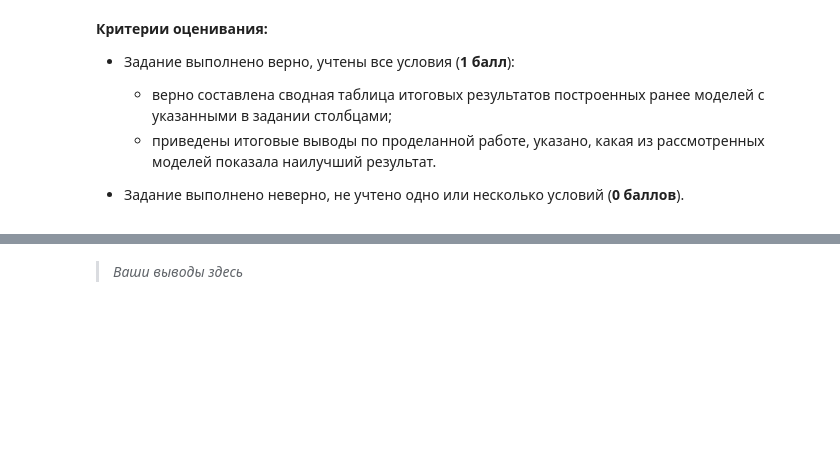
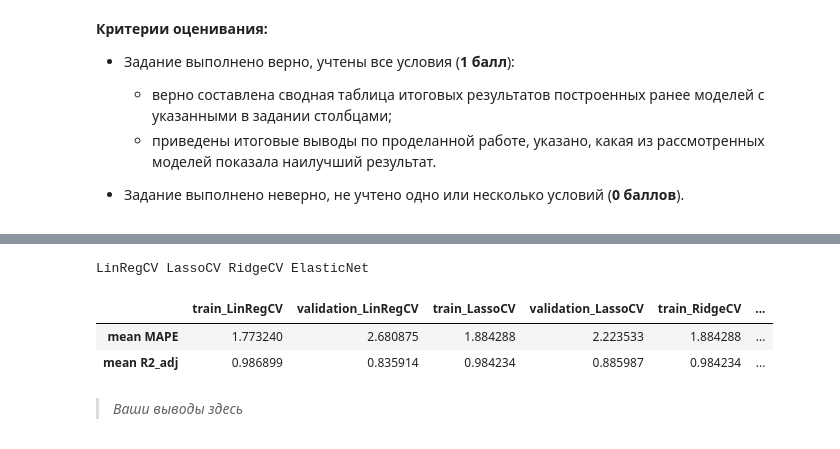
Before and after one commit to akitim/SkillFactory_current, a Jupyter notebook: MATH_ML_2_Практика_Акимкин.ipynb, the cells around one changed output, grey strips where cells are left out. Drawn from its saved outputs; the diff is of its cells as text; code cells hidden in the pictures; blank space fills up the shorter version.

```diff
--- a/MATH_ML_2_Практика_Акимкин.ipynb
+++ b/MATH_ML_2_Практика_Акимкин.ipynb
@@ -658,11 +658,12 @@ MAPE_cv_test, R2_adj_cv_test = \
 -np.mean(cv_result['test_nMAPE']) * 100, np.mean(cv_result['test_R2_adj'])
 
 print('\nРезультаты кросс-валидации на 5 фолдах:')
-models_eval_res['linreg_cv'] = pd.DataFrame(
+models_eval_res['LinRegCV'] = {}
+models_eval_res['LinRegCV']['none'] = pd.DataFrame(
     {'train': [MAPE_cv_train, R2_adj_cv_train],
      'validation': [MAPE_cv_test, R2_adj_cv_test]},
       index = ['mean MAPE', 'mean R2_adj'])
-display(models_eval_res['linreg_cv'])
+display(models_eval_res['LinRegCV'])
 # %% [output]
 После генерации полиномиальных признаков всего получилось признаков: 34
 
@@ -809,15 +810,15 @@ alpha_grid = {'alpha': np.logspace(-0.5, 1.5, 11)}
 scoring_dict = {'nMAPE': 'neg_mean_absolute_percentage_error',
            'R2_adj': R2_adj_scorer}
 n_folds = 5
-models_eval_res['Lasso_cv'] = {}
-models_eval_res['Lasso_cv']['GridSearchCV'] = hyperparam_cv_optimizer(
+models_eval_res['LassoCV'] = {}
+models_eval_res['LassoCV']['GridSearchCV'] = hyperparam_cv_optimizer(
     estimator=lasso, X=x_poly_st, y=y,
     method='GridSearchCV', hyperparams=alpha_grid,
     scoring=scoring_dict, refit='nMAPE',
     cv=n_folds, n_iter=100, rnd_state=RND_SEED
     )['best_metrics']
 
-models_eval_res['Lasso_cv']['RandomizedSearchCV'] = hyperparam_cv_optimizer(
+models_eval_res['LassoCV']['RandomizedSearchCV'] = hyperparam_cv_optimizer(
     estimator=lasso, X=x_poly_st, y=y,
     method='GridSearchCV', hyperparams=alpha_grid,
     scoring=scoring_dict, refit='nMAPE',
@@ -894,11 +895,13 @@ scoring_dict = {'nMAPE': 'neg_mean_absolute_percentage_error',
 n_folds = 5
 
 # оптимизация
-models_eval_res['Ridge_cv'] = hyperparam_cv_optimizer(estimator=lasso, X=x_poly_st, y=y,
-                        method='GridSearchCV', hyperparams=alpha_grid,
-                        scoring=scoring_dict, refit='nMAPE',
-                        cv=n_folds, n_iter=100, rnd_state=RND_SEED
-                                                      )['best_metrics']
+models_eval_res['RidgeCV'] = {}
+models_eval_res['RidgeCV']['GridSearchCV'] = hyperparam_cv_optimizer(
+    estimator=lasso, X=x_poly_st, y=y,
+    method='GridSearchCV', hyperparams=alpha_grid,
+    scoring=scoring_dict, refit='nMAPE',
+    cv=n_folds, n_iter=100, rnd_state=RND_SEED
+    )['best_metrics']
 # %% [output]
 GridSearchCV results:
 |  | alpha | mean_train_R2_adj | mean_test_R2_adj | mean_train_MAPE | mean_test_MAPE |
@@ -1000,7 +1003,8 @@ print("\nОптимальное зн-я по метрике MAPE:\n",
 
 print(f'\nЛучшее значение метрик для {elnet.__str__().split("(")[0]}' +
     f'-регрессии на {n_folds} фолдах')
-models_eval_res['ElasticNet'] = pd.DataFrame(
+models_eval_res['ElasticNet'] = {}
+models_eval_res['ElasticNet']['GridSearchCV'] = pd.DataFrame(
     {'train':
      df_elnet_gs.loc[ind_r2_max_gs_elnet, ['mean_train_MAPE',
                                           'mean_train_R2_adj']].values,
@@ -1008,7 +1012,7 @@ models_eval_res['ElasticNet'] = pd.DataFrame(
      df_elnet_gs.loc[ind_mape_min_gs_elnet, ['mean_test_MAPE',
                                            'mean_test_R2_adj']].values},
      index = ['mean MAPE', 'mean R2_adj'])
-display(models_eval_res['ElasticNet'])
+display(models_eval_res['ElasticNet']['GridSearchCV'])
 print('=' * 80 + '\n' + '=' * 80)
 # %% [output]
 GridSearchCV results:
@@ -1108,2 +1067,22 @@ pd.concat([df_lr_cv.loc[['mean MAPE'], :], df_lr_cv.loc[['mean R2_adj'], :]],
+# %%
+
+# df_lr_cv, lasso_gs_res['best_metrics'], ridge_gs_res['best_metrics'], df_elnet_res
+print(*models_eval_res)
+# %% [output]
+LinRegCV LassoCV RidgeCV ElasticNet
+# %%
+# удалить
+# final_table = pd.concat[]
+
+pd.concat([v_.rename(columns=dict(zip(v_.columns, ['_'.join([l, r]) for l, r in
+                      zip(v_.columns, [k]*len(v_.columns))])))
+ for k, v in models_eval_res.items()
+  for k_, v_ in v.items() if k_ in ['none', 'GridSearchCV']
+  ], axis=1)
+# print(*ls)
+# %% [output]
+|  | train_LinRegCV | validation_LinRegCV | train_LassoCV | validation_LassoCV | train_RidgeCV | ... |
+| mean MAPE | 1.773240 | 2.680875 | 1.884288 | 2.223533 | 1.884288 | ... |
+| mean R2_adj | 0.986899 | 0.835914 | 0.984234 | 0.885987 | 0.984234 | ... |
 # %% [markdown]
 > *Ваши выводы здесь*
```
Also changed, not shown: parts of 3 cells of this notebook.
